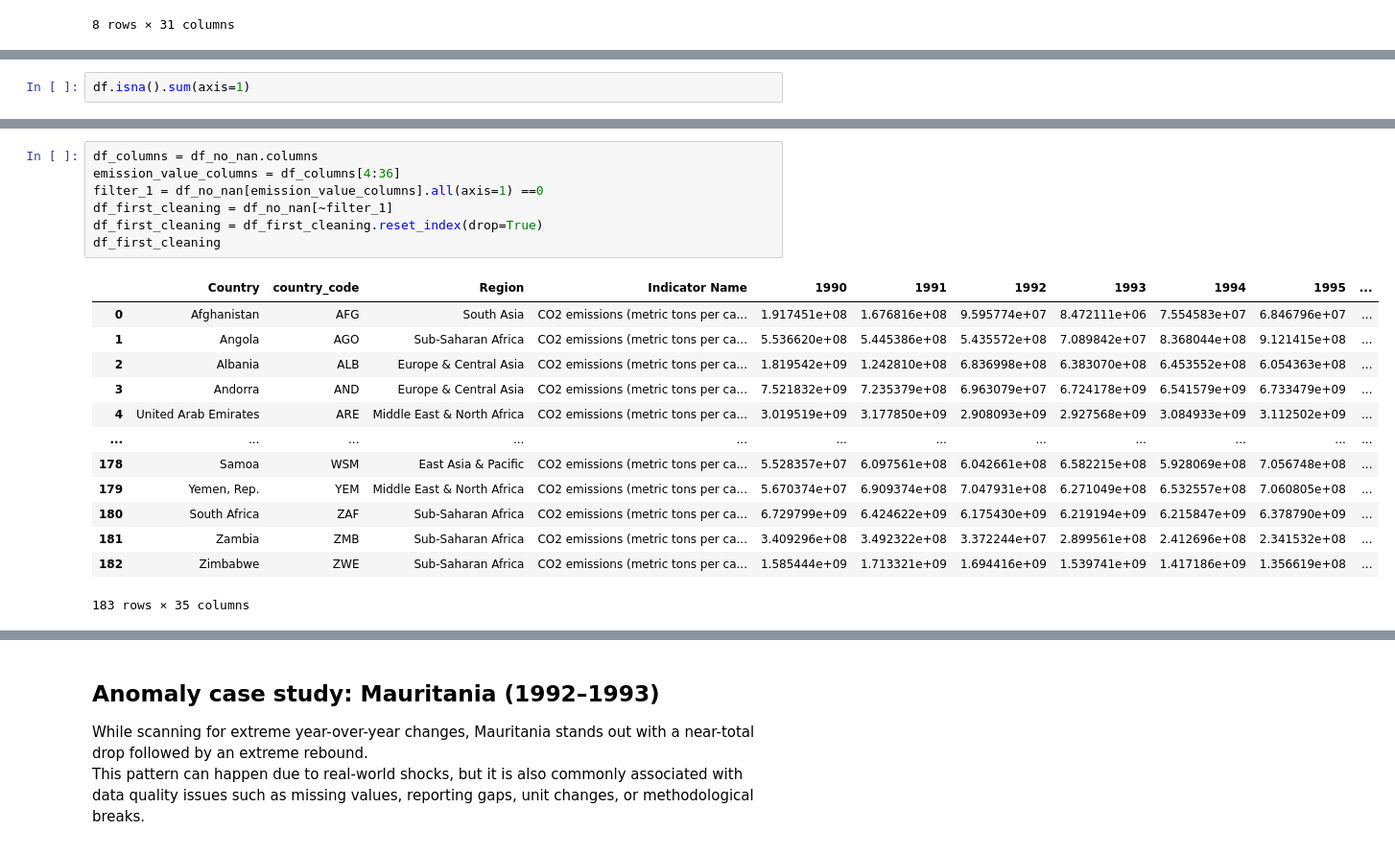
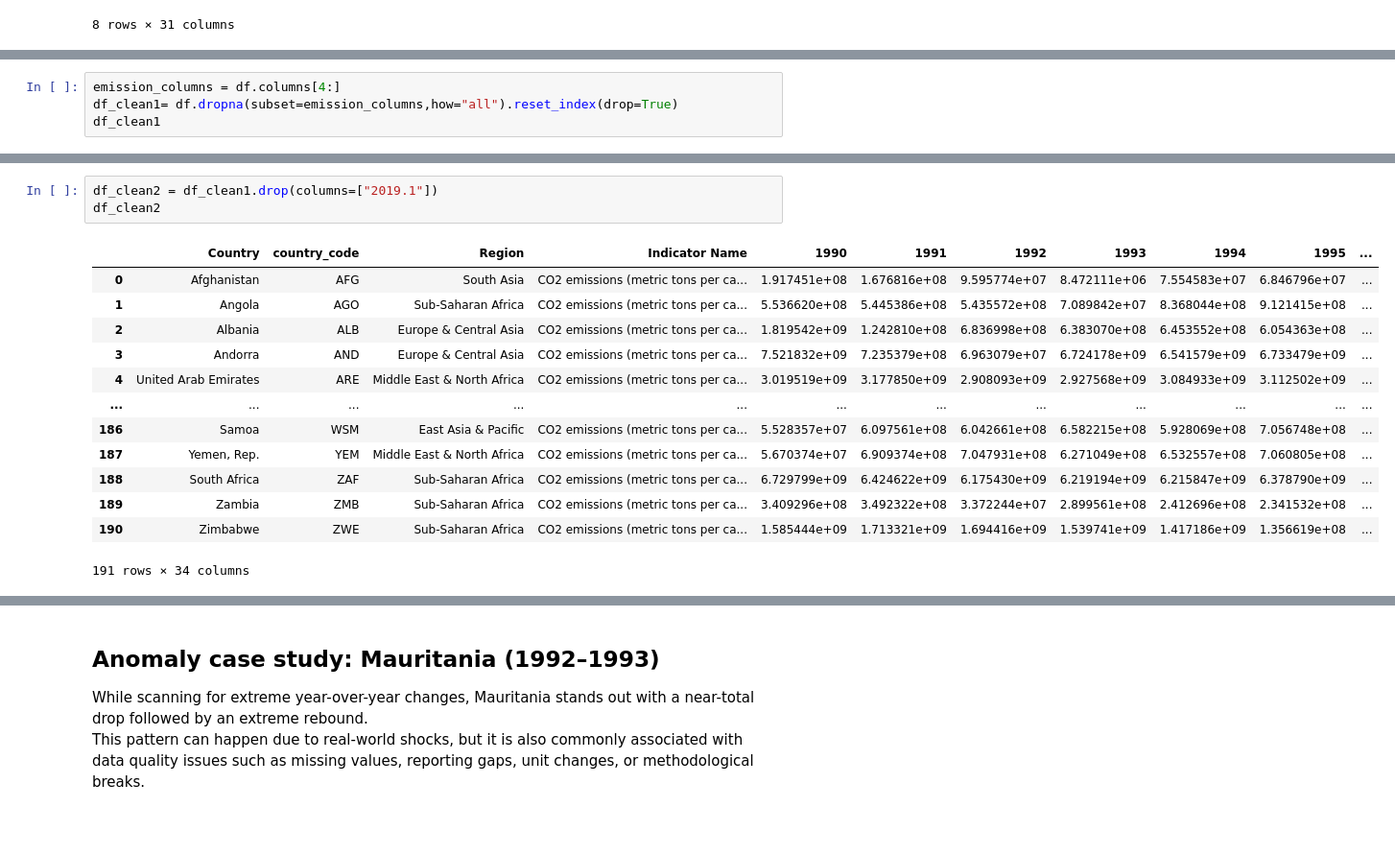
Before and after one commit to LucasM-Maciel/co2-emissions-cleaning-analysis, a Jupyter notebook: notebook/co2_EDA.ipynb, the cells around one changed output, grey strips where cells are left out. Shown at 96% size. Cells and saved outputs as stored; diff of their text form.

```diff
--- a/notebook/co2_EDA.ipynb
+++ b/notebook/co2_EDA.ipynb
@@ -83,3 +78,5 @@ df
 # %%
-df.isna().sum(axis=1)
+emission_columns = df.columns[4:]
+df_clean1= df.dropna(subset=emission_columns,how="all").reset_index(drop=True)
+df_clean1
 # %% [output]
@@ -109,22 +101,18 @@ df_no_nan.tail()
 # %%
-df_columns = df_no_nan.columns
-emission_value_columns = df_columns[4:36]
-filter_1 = df_no_nan[emission_value_columns].all(axis=1) ==0
-df_first_cleaning = df_no_nan[~filter_1]
-df_first_cleaning = df_first_cleaning.reset_index(drop=True)
-df_first_cleaning
+df_clean2 = df_clean1.drop(columns=["2019.1"])
+df_clean2
 # %% [output]
 |  | Country | country_code | Region | Indicator Name | 1990 | 1991 | 1992 | 1993 | 1994 | 1995 | ... |
 | 0 | Afghanistan | AFG | South Asia | CO2 emissions (metric tons per ca... | 1.917451e+08 | 1.676816e+08 | 9.595774e+07 | 8.472111e+06 | 7.554583e+07 | 6.846796e+07 | ... |
 | 1 | Angola | AGO | Sub-Saharan Africa | CO2 emissions (metric tons per ca... | 5.536620e+08 | 5.445386e+08 | 5.435572e+08 | 7.089842e+07 | 8.368044e+08 | 9.121415e+08 | ... |
 | 2 | Albania | ALB | Europe & Central Asia | CO2 emissions (metric tons per ca... | 1.819542e+09 | 1.242810e+08 | 6.836998e+08 | 6.383070e+08 | 6.453552e+08 | 6.054363e+08 | ... |
 | 3 | Andorra | AND | Europe & Central Asia | CO2 emissions (metric tons per ca... | 7.521832e+09 | 7.235379e+08 | 6.963079e+07 | 6.724178e+09 | 6.541579e+09 | 6.733479e+09 | ... |
 | 4 | United Arab Emirates | ARE | Middle East & North Africa | CO2 emissions (metric tons per ca... | 3.019519e+09 | 3.177850e+09 | 2.908093e+09 | 2.927568e+09 | 3.084933e+09 | 3.112502e+09 | ... |
 | ... | ... | ... | ... | ... | ... | ... | ... | ... | ... | ... | ... |
-| 178 | Samoa | WSM | East Asia & Pacific | CO2 emissions (metric tons per ca... | 5.528357e+07 | 6.097561e+08 | 6.042661e+08 | 6.582215e+08 | 5.928069e+08 | 7.056748e+08 | ... |
-| 179 | Yemen, Rep. | YEM | Middle East & North Africa | CO2 emissions (metric tons per ca... | 5.670374e+07 | 6.909374e+08 | 7.047931e+08 | 6.271049e+08 | 6.532557e+08 | 7.060805e+08 | ... |
-| 180 | South Africa | ZAF | Sub-Saharan Africa | CO2 emissions (metric tons per ca... | 6.729799e+09 | 6.424622e+09 | 6.175430e+09 | 6.219194e+09 | 6.215847e+09 | 6.378790e+09 | ... |
-| 181 | Zambia | ZMB | Sub-Saharan Africa | CO2 emissions (metric tons per ca... | 3.409296e+08 | 3.492322e+08 | 3.372244e+07 | 2.899561e+08 | 2.412696e+08 | 2.341532e+08 | ... |
-| 182 | Zimbabwe | ZWE | Sub-Saharan Africa | CO2 emissions (metric tons per ca... | 1.585444e+09 | 1.713321e+09 | 1.694416e+09 | 1.539741e+09 | 1.417186e+09 | 1.356619e+08 | ... |
+| 186 | Samoa | WSM | East Asia & Pacific | CO2 emissions (metric tons per ca... | 5.528357e+07 | 6.097561e+08 | 6.042661e+08 | 6.582215e+08 | 5.928069e+08 | 7.056748e+08 | ... |
+| 187 | Yemen, Rep. | YEM | Middle East & North Africa | CO2 emissions (metric tons per ca... | 5.670374e+07 | 6.909374e+08 | 7.047931e+08 | 6.271049e+08 | 6.532557e+08 | 7.060805e+08 | ... |
+| 188 | South Africa | ZAF | Sub-Saharan Africa | CO2 emissions (metric tons per ca... | 6.729799e+09 | 6.424622e+09 | 6.175430e+09 | 6.219194e+09 | 6.215847e+09 | 6.378790e+09 | ... |
+| 189 | Zambia | ZMB | Sub-Saharan Africa | CO2 emissions (metric tons per ca... | 3.409296e+08 | 3.492322e+08 | 3.372244e+07 | 2.899561e+08 | 2.412696e+08 | 2.341532e+08 | ... |
+| 190 | Zimbabwe | ZWE | Sub-Saharan Africa | CO2 emissions (metric tons per ca... | 1.585444e+09 | 1.713321e+09 | 1.694416e+09 | 1.539741e+09 | 1.417186e+09 | 1.356619e+08 | ... |
-183 rows × 35 columns
+191 rows × 34 columns
 # %%
```
Also changed, not shown: parts of 21 cells of this notebook.
